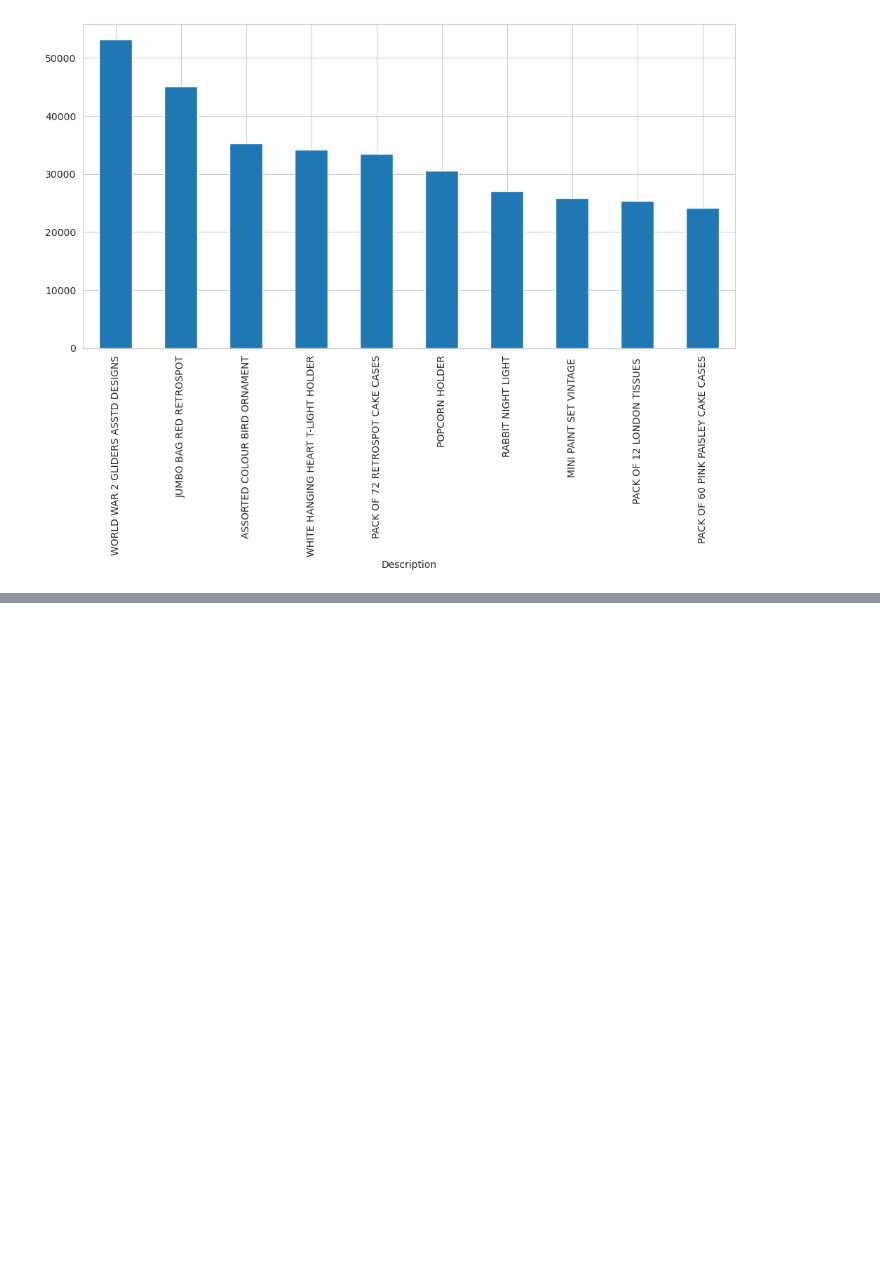
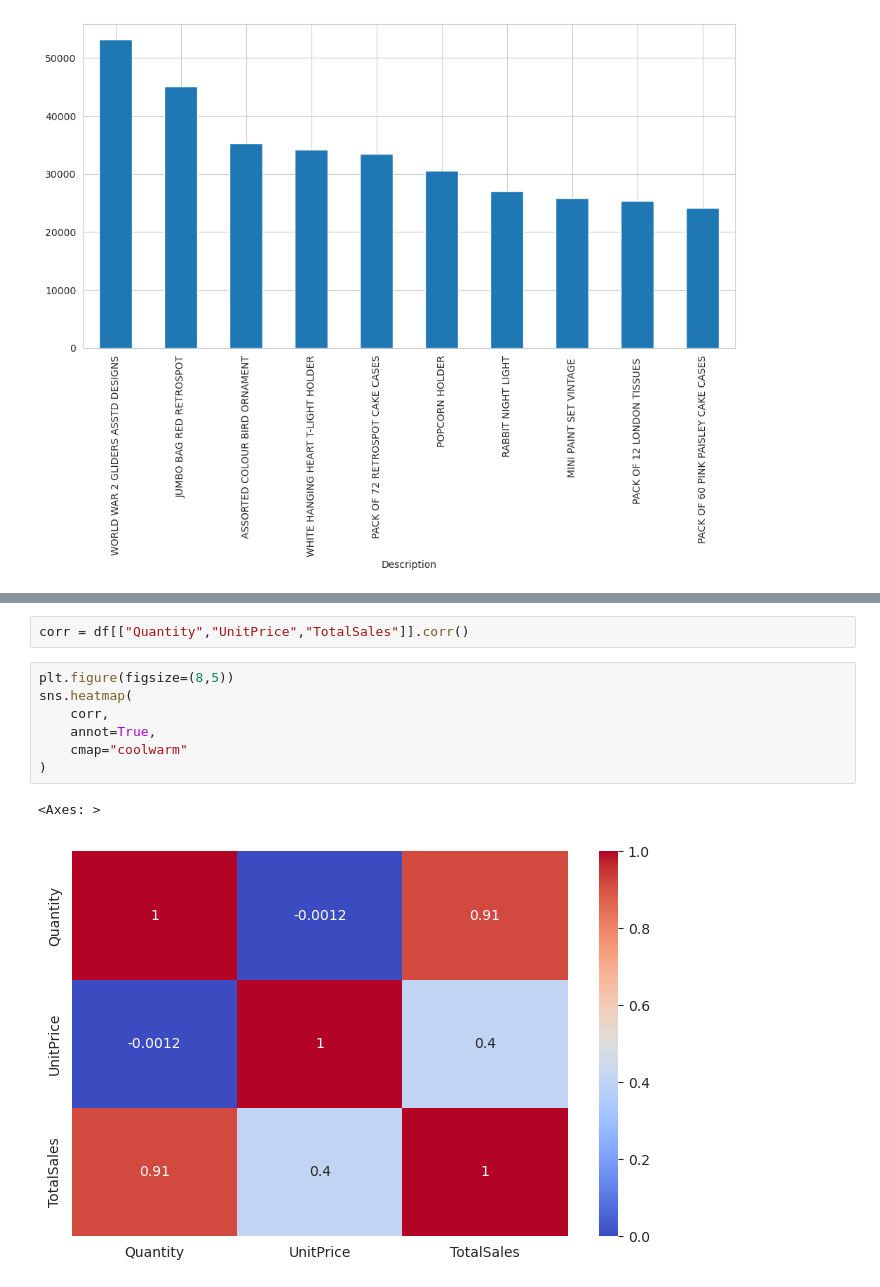
Before and after one commit to syedomer17/DataScience-GenAI-MLOps, a Jupyter notebook: projects/E-Commerce/project.ipynb, the cells around one changed output, grey strips where cells are left out. Saved outputs shown, nothing was run; the diff lists cells and outputs as text; blank space fills up the shorter version.

```diff
--- a/projects/E-Commerce/project.ipynb
+++ b/projects/E-Commerce/project.ipynb
@@ -119,0 +152,12 @@ top_products.plot(kind="bar")
+# %%
+corr = df[["Quantity","UnitPrice","TotalSales"]].corr()
+# %%
+plt.figure(figsize=(8,5))
+sns.heatmap(
+    corr,
+    annot=True,
+    cmap="coolwarm"
+)
+# %% [output]
+<Axes: >
+[figure, added]
```
Also changed, not shown: parts of 8 cells of this notebook.
